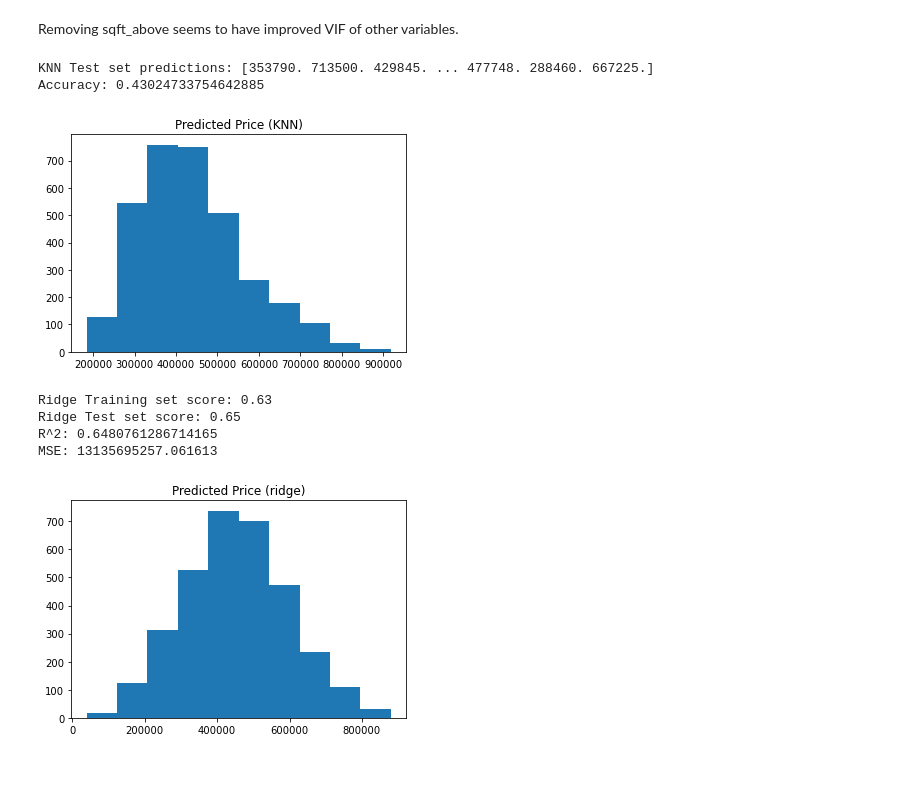
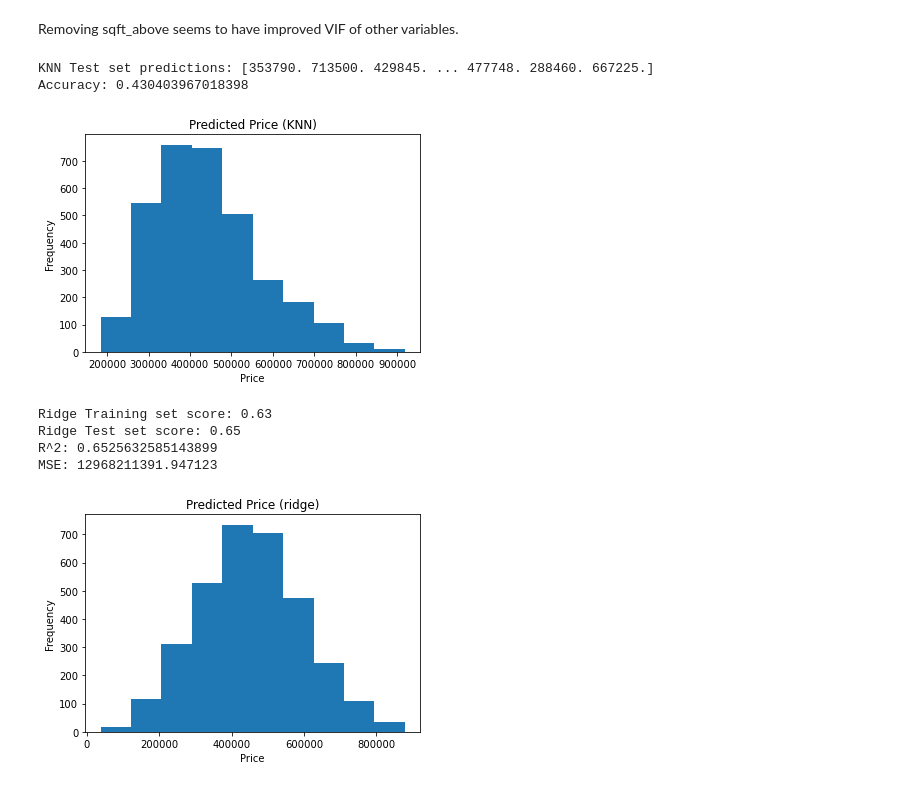
Before and after one commit to andrewabeles/seattle_home_sales, a Jupyter notebook: eda.ipynb, the cells around one changed output. Cells and saved outputs as stored; diff of their text form; code cells hidden in the pictures.

```diff
--- a/eda.ipynb
+++ b/eda.ipynb
@@ -727,10 +727,9 @@ Name: age, dtype: float64
 # %% [markdown]
 Let's now derive renovation age.
 # %%
-data['renovation_age'] = data.apply(
-    lambda row: row.date.year - row.yr_renovated
-    if row.yr_renovated != 0 else 0,
+data['was_renovated'] = data.apply(
+    lambda row: 1 if row.yr_renovated != 0 else 0,
     axis=1
 )
-data.renovation_age.describe()
+data.was_renovated
 # %% [output]
@@ -753,3 +747,0 @@ data[data.renovation_age == -1][['date', 'yr_renovated']]
-# %%
-data.renovation_age.replace(-1, 0, inplace=True)
-data.renovation_age.describe()
@@ -952,14 +937,16 @@ print("KNN Test set predictions: {}".format(knn_model.predict(x_test)))
 print("Accuracy:", knn_model.score(x_test, y_test))
 # %% [output]
 KNN Test set predictions: [353790. 713500. 429845. ... 477748. 288460. 667225.]
-Accuracy: 0.43024733754642885
+Accuracy: 0.430403967018398
 # %%
 knn_pred = knn_model.predict(x_test)
 plt.hist(knn_pred)
 plt.title("Predicted Price (KNN)")
+plt.xlabel("Price")
+plt.ylabel("Frequency")
 plt.show()
 # %% [output]
-[figure, old version]
+[figure, new version]
 # %%
 from sklearn import metrics
 from sklearn.linear_model import Ridge, RidgeCV
@@ -986,11 +973,13 @@ print("MSE:", metrics.mean_squared_error(y_test, pred_ridge))
 # %% [output]
 Ridge Training set score: 0.63
 Ridge Test set score: 0.65
-R^2: 0.6480761286714165
-MSE: 13135695257.061613
+R^2: 0.6525632585143899
+MSE: 12968211391.947123
 # %%
 plt.hist(pred_ridge)
 plt.title("Predicted Price (ridge)")
+plt.xlabel("Price")
+plt.ylabel("Frequency")
 plt.show()
 # %% [output]
-[figure, old version]
+[figure, new version]
```
Also changed, not shown: parts of 12 cells of this notebook.
